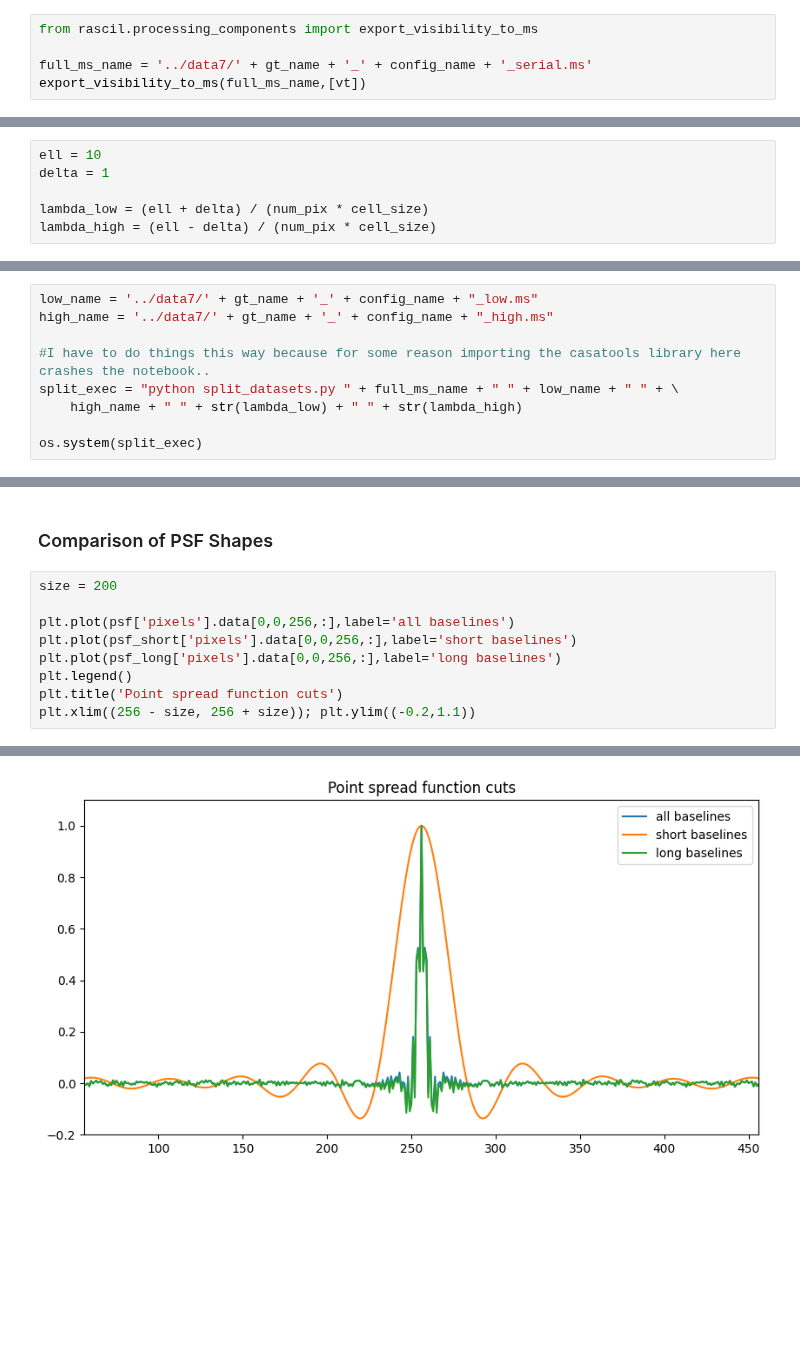
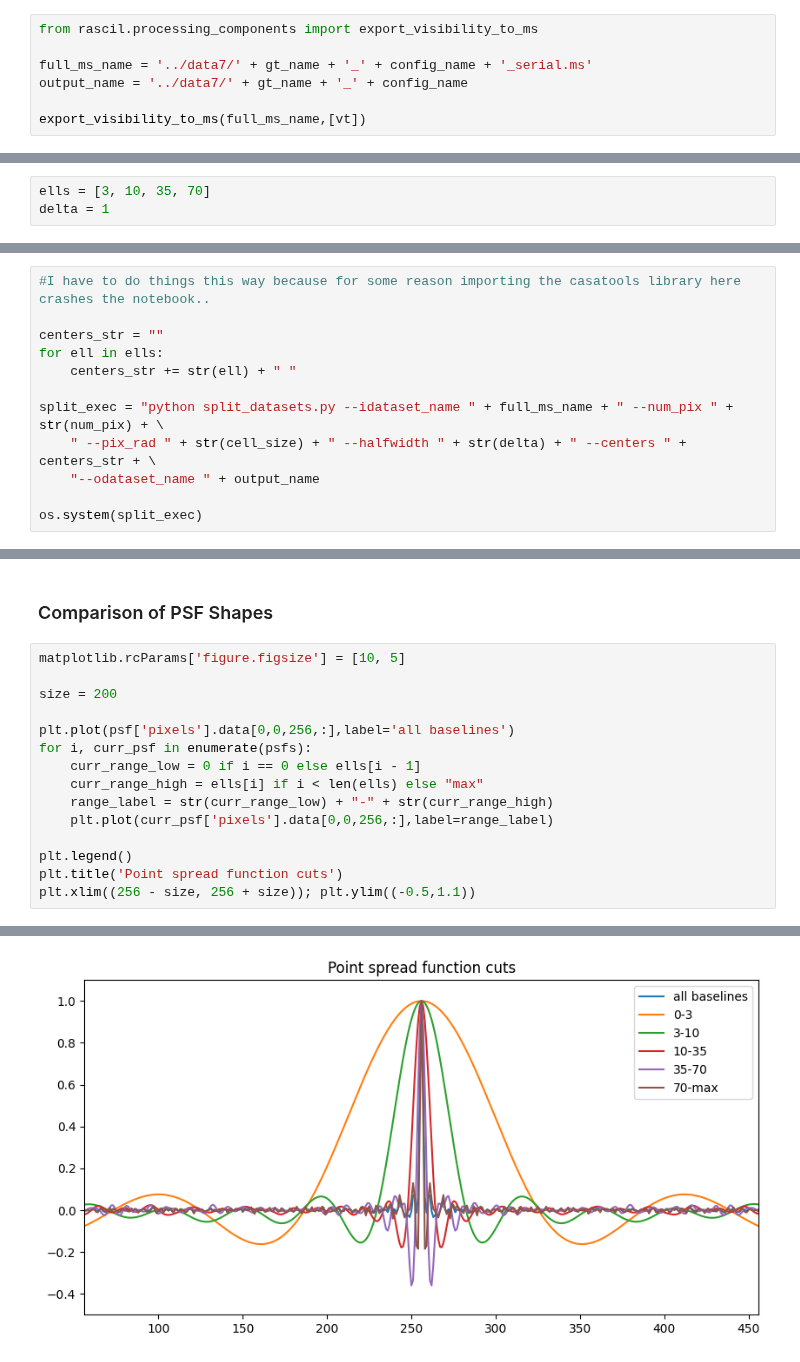
Before and after one commit to simon-prunet/radio-imaging, a Jupyter notebook: notebooks_and_pyscripts/dirty.ipynb, the cells around one changed output, grey strips where cells are left out. Saved outputs shown, nothing was run; the diff lists cells and outputs as text; blank space fills up the shorter version.

```diff
--- a/notebooks_and_pyscripts/dirty.ipynb
+++ b/notebooks_and_pyscripts/dirty.ipynb
@@ -135,26 +140,28 @@ c = numpy.imag(vt.vis.data)
 from rascil.processing_components import export_visibility_to_ms
 
 full_ms_name = '../data7/' + gt_name + '_' + config_name + '_serial.ms'
+output_name = '../data7/' + gt_name + '_' + config_name
+
 export_visibility_to_ms(full_ms_name,[vt])
 # %% [markdown]
 ## Split datasets
 # %% [markdown]
 ### Obtain separation thresholds in lambda units
-# %%
-ell = 10
-delta = 1
-
-lambda_low = (ell + delta) / (num_pix * cell_size)
-lambda_high = (ell - delta) / (num_pix * cell_size)
+# %%
+ells = [3, 10, 35, 70]
+delta = 1
 # %% [markdown]
 ### Load saved full dataset into casa and split it into two partitions
 # %%
-low_name = '../data7/' + gt_name + '_' + config_name + "_low.ms"
-high_name = '../data7/' + gt_name + '_' + config_name + "_high.ms"
+#I have to do things this way because for some reason importing the casatools library here crashes the notebook..
 
-#I have to do things this way because for some reason importing the casatools library here crashes the notebook..
-split_exec = "python split_datasets.py " + full_ms_name + " " + low_name + " " + \
-    high_name + " " + str(lambda_low) + " " + str(lambda_high)
+centers_str = ""
+for ell in ells:
+    centers_str += str(ell) + " "
+
+split_exec = "python split_datasets.py --idataset_name " + full_ms_name + " --num_pix " + str(num_pix) + \
+    " --pix_rad " + str(cell_size) + " --halfwidth " + str(delta) + " --centers " + centers_str + \
+    "--odataset_name " + output_name
 
 os.system(split_exec)
 # %% [output]
@@ -301,12 +328,18 @@ psf.image_acc.export_to_fits('../data7/'  + gt_name + '_psf.fits')
 # %% [markdown]
 ### Comparison of PSF Shapes
 # %%
+matplotlib.rcParams['figure.figsize'] = [10, 5]
+
 size = 200
 
 plt.plot(psf['pixels'].data[0,0,256,:],label='all baselines')
-plt.plot(psf_short['pixels'].data[0,0,256,:],label='short baselines')
-plt.plot(psf_long['pixels'].data[0,0,256,:],label='long baselines')
+for i, curr_psf in enumerate(psfs):
+    curr_range_low = 0 if i == 0 else ells[i - 1]
+    curr_range_high = ells[i] if i < len(ells) else "max"
+    range_label = str(curr_range_low) + "-" + str(curr_range_high)
+    plt.plot(curr_psf['pixels'].data[0,0,256,:],label=range_label)
+
 plt.legend()
 plt.title('Point spread function cuts')
-plt.xlim((256 - size, 256 + size)); plt.ylim((-0.2,1.1))
+plt.xlim((256 - size, 256 + size)); plt.ylim((-0.5,1.1))
 # %% [output]
@@ -314 +347 @@ plt.xlim((256 - size, 256 + size)); plt.ylim((-0.2,1.1))
-[figure, old version]
+[figure, new version]
```
Also changed, not shown: parts of 12 cells of this notebook, 1 other file.
